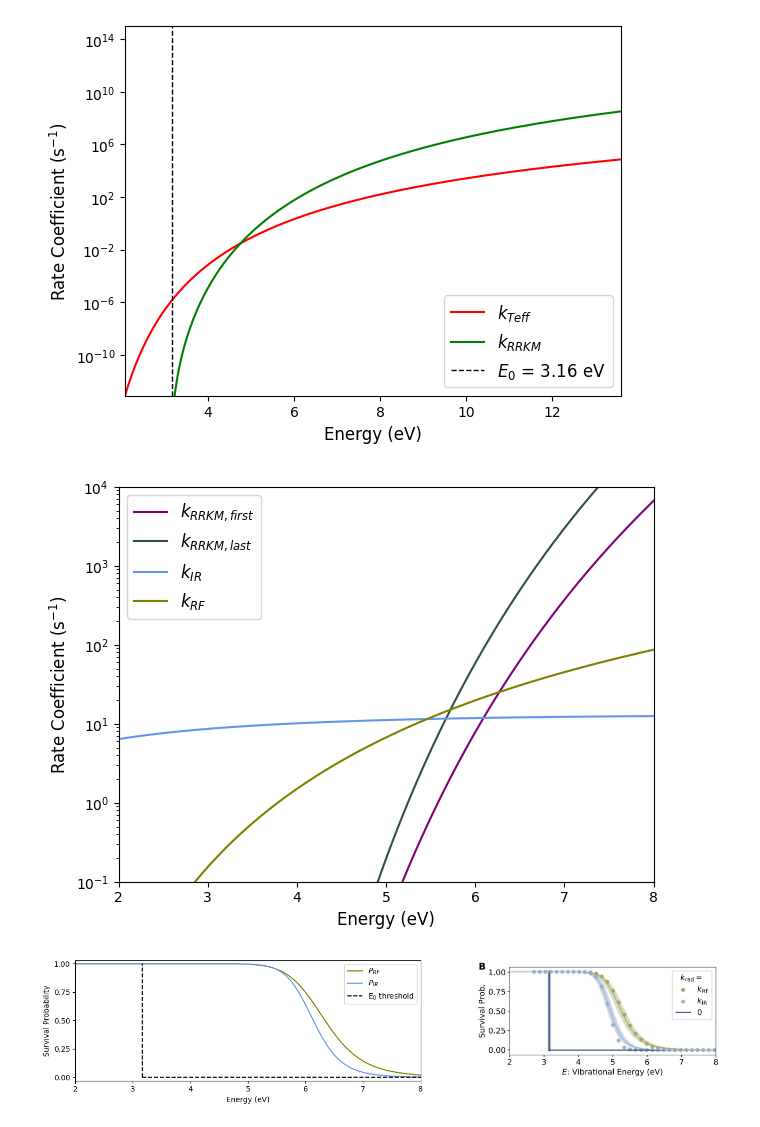
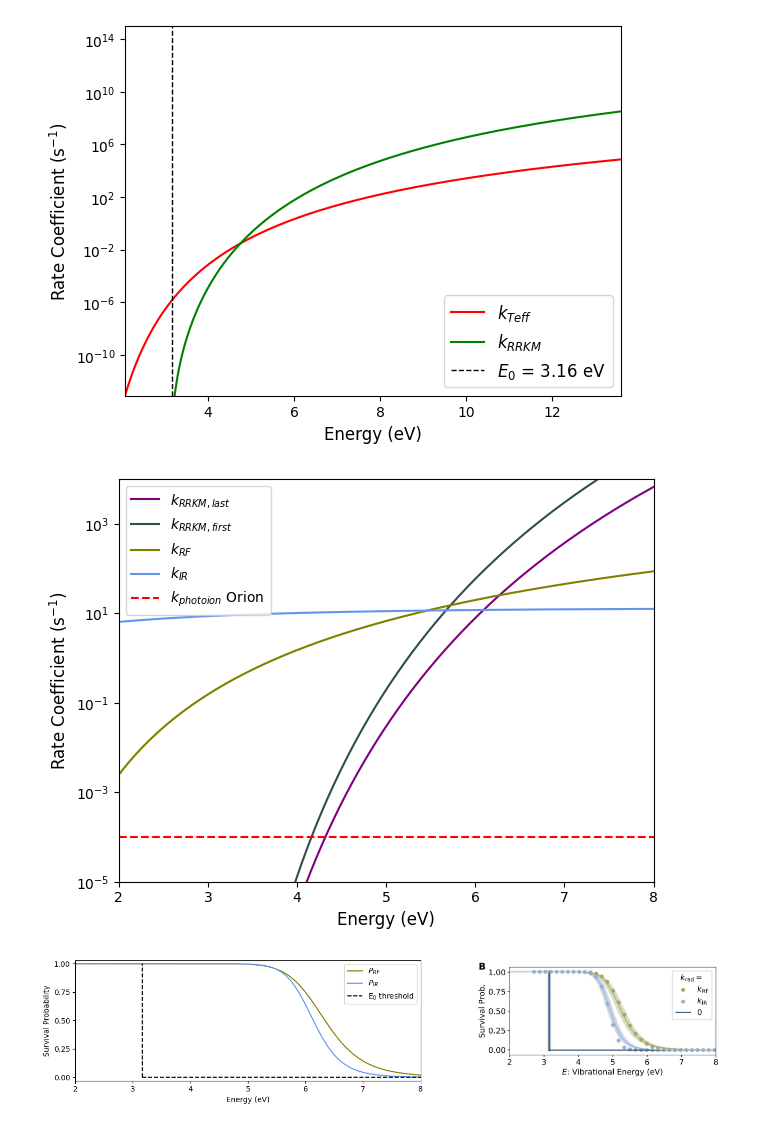
Before and after one commit to mustafa9812/Project-Cynap, a Jupyter notebook: scripts/calculations_cpy.ipynb, the cells around one changed output. Cells and saved outputs as stored; diff of their text form; code cells hidden in the pictures.

Commit message:
photoionisation calculations for cyanopyrene and legend labels fix

```diff
--- a/scripts/calculations_cpy.ipynb
+++ b/scripts/calculations_cpy.ipynb
@@ -10,6 +10,7 @@ from scipy.interpolate import interp1d
 import tqdm
 # %%
 # ZERO-POINT ENERGY CALCULATION
+Nc = 17
 
 df2 = pd.read_csv(
     r'C:\Users\Mustafa\Documents\GitHub\Project-Cynap\Cynapfolder\Database\IRdata\scaled_frequencies\CNpy_scaled_output.txt',
@@ -23,5 +24,27 @@ c_cm = 2.99792458e10    # cm/s
 
 zero_point_energy = 0.5 * sum([h_ev * c_cm * wn for wn in wavenumber_list])  # in eV
 print("Zero-point energy (eV):", zero_point_energy)
+
+def ionization_potential(Z, Nc):
+    IP = 4.4 + (Z + 0.5) * 25.1/np.sqrt(Nc)
+    return IP
+
+# CALCULATIONS
+print("Ionization potential (Z=1):", ionization_potential(1, Nc), "eV")
+
+# CONSTANTS
+Nc = 17
+C_estimate_IP = 13.5
+fy = 10 # Yield factor for PAHs
+G0_Orion_IF = 4.7 * 10 ** 4 # IF = Ionization front, derived for the Orion bar (2.2-7.1)
+ne_ORION_IF = 5 * 10 ** 3
+Orion_IF_photoion_rate = []
+
+def photo_el_ionization_rate(Nc, G0, fy, lab_IP):
+    J_pe = 2.5 * 10**(-13) * (13.6-lab_IP)**2 * Nc * G0 * fy
+    return J_pe
+
+C_Orion_IF_photoion_rate = photo_el_ionization_rate(Nc, G0_Orion_IF, fy, C_estimate_IP)
+C_Orion_IF_photoion_point = C_Orion_IF_photoion_rate * ne_ORION_IF
 # %% [output]
 Zero-point energy (eV): 5.450178350231323
@@ -669,21 +693,21 @@ plt.xlim(NC_energies_list[0], 13.6)
 # %%
 # 2-CYANOPYRENE+ ALL RATE COEFFICIENTS COMBINED PLOT
 #plt.plot(Ccyp_LP_filtered_energies_list_eV, Ccyp_k_Laplace_list, color='darkslategrey', label='$k_{Laplace}$')
-plt.plot(other_C_RRKM_filtered_energies_list_eV, other_C_k_RRKM_list, color='purple', label='$k_{RRKM, first}$')
-plt.plot(C_RRKM_filtered_energies_list_eV, C_k_RRKM_list, color='darkslategrey', label='$k_{RRKM, last}$')
+plt.plot(other_C_RRKM_filtered_energies_list_eV, other_C_k_RRKM_list, color='purple', label='$k_{RRKM, last}$')
+plt.plot(C_RRKM_filtered_energies_list_eV, C_k_RRKM_list, color='darkslategrey', label='$k_{RRKM, first}$')
+plt.plot(RF_filtered_energies_list_eV, k_RF_list, color='olive', label='$k_{RF}$')
 plt.plot(C_IR_energies_list_eV, C_k_IR_total, color='cornflowerblue', label='$k_{IR}$')
-plt.plot(RF_filtered_energies_list_eV, k_RF_list, color='olive', label='$k_{RF}$')
-
+plt.axhline(y=C_Orion_IF_photoion_point, color='red', linestyle='--', label='$k_{photoion}$ Orion ')
 plt.xlabel('Energy (eV)', fontsize=12)
 plt.ylabel('Rate Coefficient (s$^{-1}$)', fontsize=12)
 plt.yscale('log')
-plt.legend(loc='upper left', fontsize = 12)
+plt.legend(loc='upper left', fontsize = 10)
 plt.xlim(2, 8)
-plt.ylim(1e-1, 1e4)
+plt.ylim(1e-5, 1e4)
 plt.tight_layout()
 plt.show()
 # %% [output]
-[figure, old version]
+[figure, new version]
 # %%
 # 2-CYANOPYRENE+ SURVIVAL PROBABILITIES COMPARED TO STOCKETT ET AL. PAPER PLOT
 C_threshold_eV = 3.16
```
Also changed, not shown: parts of 4 cells of this notebook, 4 other files.
